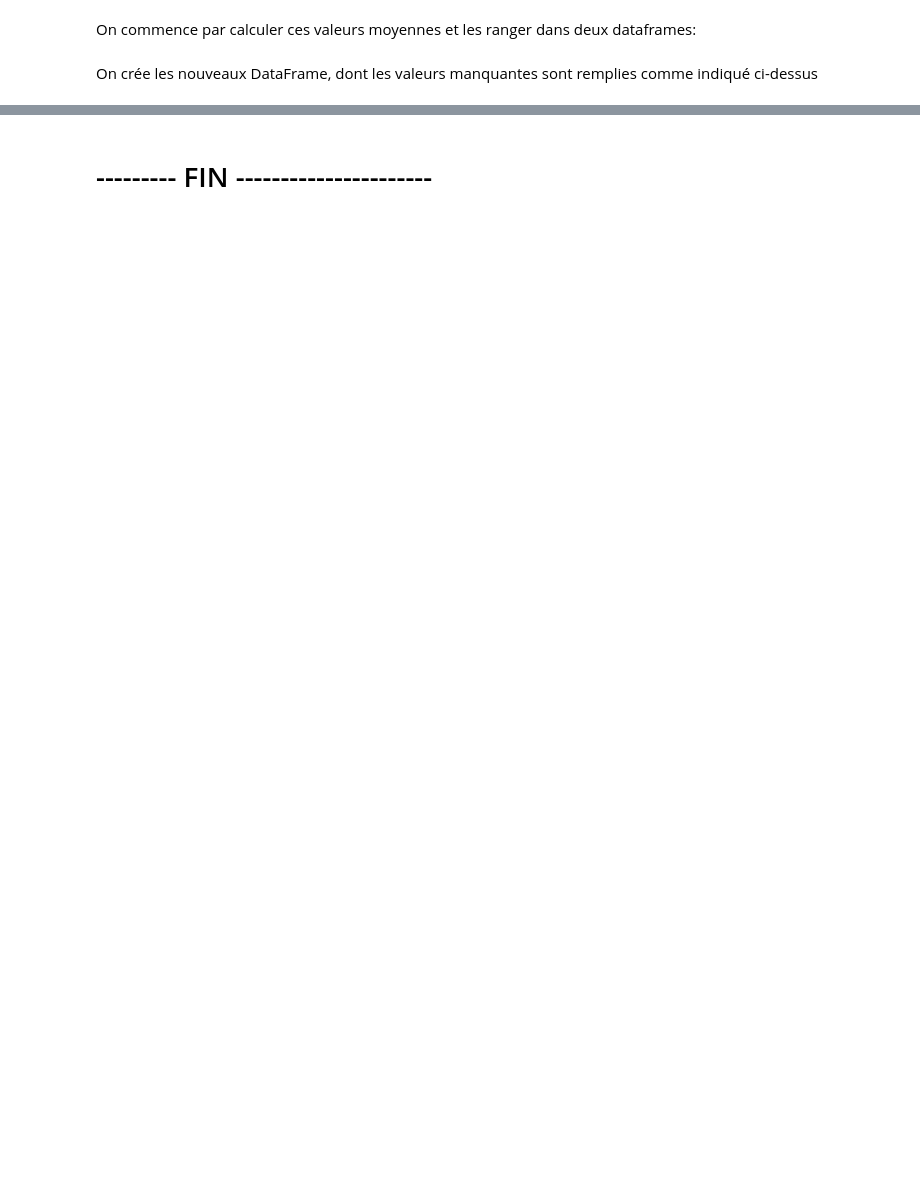
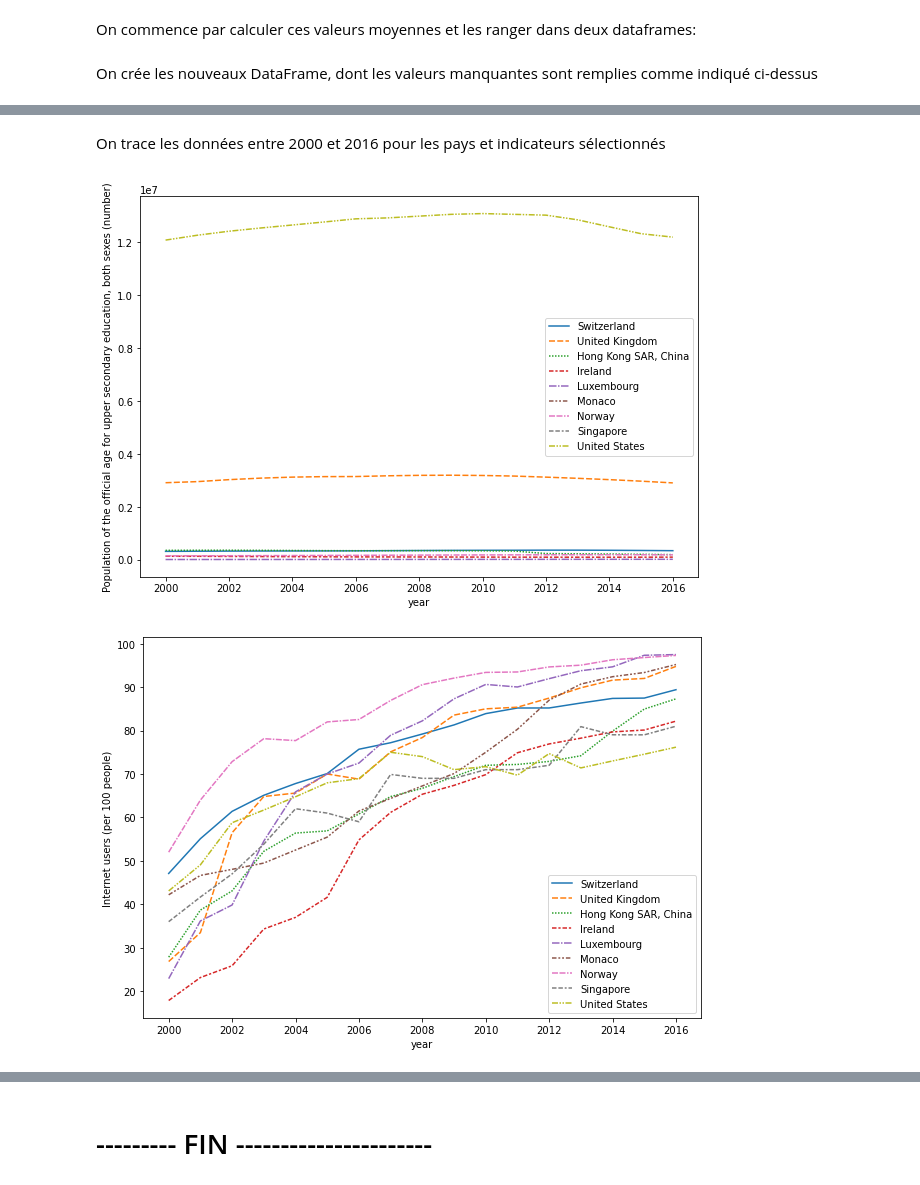
Before and after one commit to OlivierLegrand/P7, a Jupyter notebook: P2_EdStats_Academy.ipynb, the cells around one changed output, grey strips where cells are left out. Cells and saved outputs as stored; diff of their text form; code cells hidden in the pictures; blank space fills up the shorter version.

```diff
--- a/P2_EdStats_Academy.ipynb
+++ b/P2_EdStats_Academy.ipynb
@@ -1993,0 +1975,25 @@ Selon la méthode choisie, les meilleurs pays ne seront pas tout à fait les mê
+# %%
+# Crée la sélection de pays
+sel_countries = ['Monaco',
+                'United States',
+                'Norway',
+                'Luxembourg',
+                'United Kingdom',
+                'Singapore',
+                'Switzerland',
+                'Hong Kong SAR, China',
+                'Ireland']
+
+# Place les scores associés aux pays contenus dans la sélection dans deux dataframe, et fusionne ces deux df en un
+sel_1 = s1.loc[s1['Country Name'].isin(sel_countries)].set_index("Country Name")
+sel_2 = s2.loc[s2['Country Name'].isin(sel_countries)].set_index("Country Name")
+s = pd.DataFrame(pd.concat([sel_1, sel_2], axis=1).mean(axis=1), columns=['average score'])
+
+# Réarrange les indices pour faciliter la lecture du résultat
+s.reset_index(inplace=True)
+s = s.rename(columns={"index":"Country Name"})
+index = np.arange(1, len(s)+1)
+s.index = index
+s.index.rename("ranking", inplace=True)
+print("Notre sélection de pays, avec ranking:\n")
+print(s)
@@ -1993,0 +2018,5 @@ Selon la méthode choisie, les meilleurs pays ne seront pas tout à fait les mê
+# %%
+d = past_data_countries.loc(axis=0)[: ,sel_countries , 2000:2016][selected]
+d = pd.DataFrame(d, columns=selected)
+d = d.reset_index("Country Code", drop=True)
+d.head()
@@ -1993,0 +2031,19 @@ Selon la méthode choisie, les meilleurs pays ne seront pas tout à fait les mê
+# %% [markdown]
+On trace les données entre 2000 et 2016 pour les pays et indicateurs sélectionnés
+# %%
+values = {}
+countries = d.index.get_level_values(0)
+years = d.index.get_level_values(1).unique()
+for i, s in enumerate(selected):
+    for c in countries:
+        values[c] = d.loc[c, s].values
+
+    p = pd.DataFrame(values, index=years)
+
+    plt.figure(figsize=(10, 7))
+    sns.lineplot(data=p)
+    plt.ylabel(s)
+    plt.show()
+# %% [output]
+[figure, added]
+[figure, added]
```
Also changed, not shown: parts of 61 cells of this notebook.
